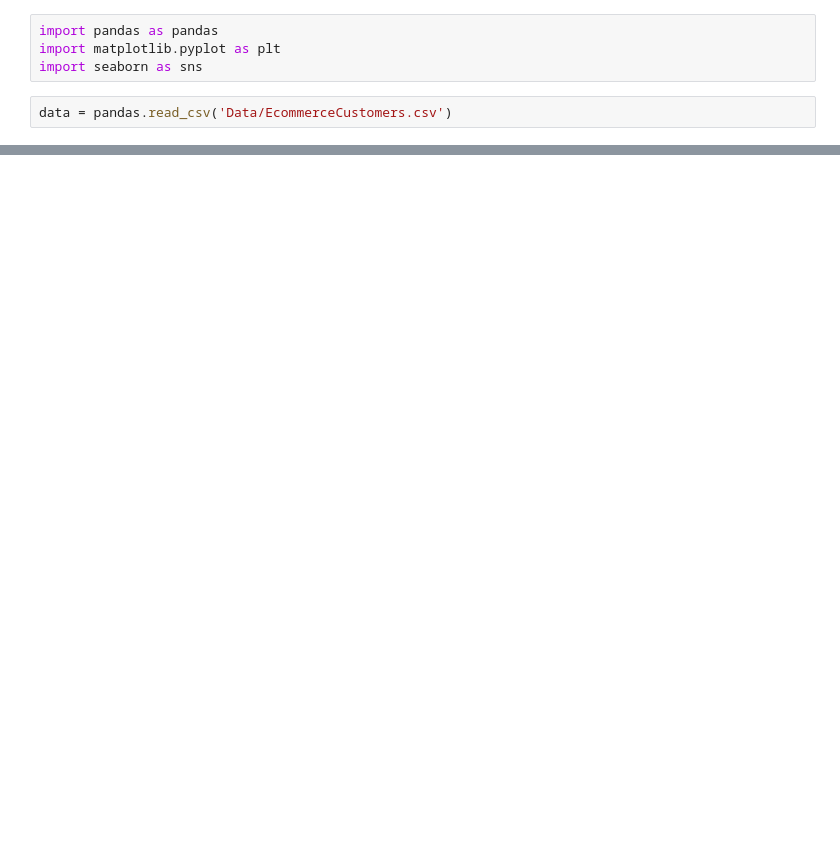
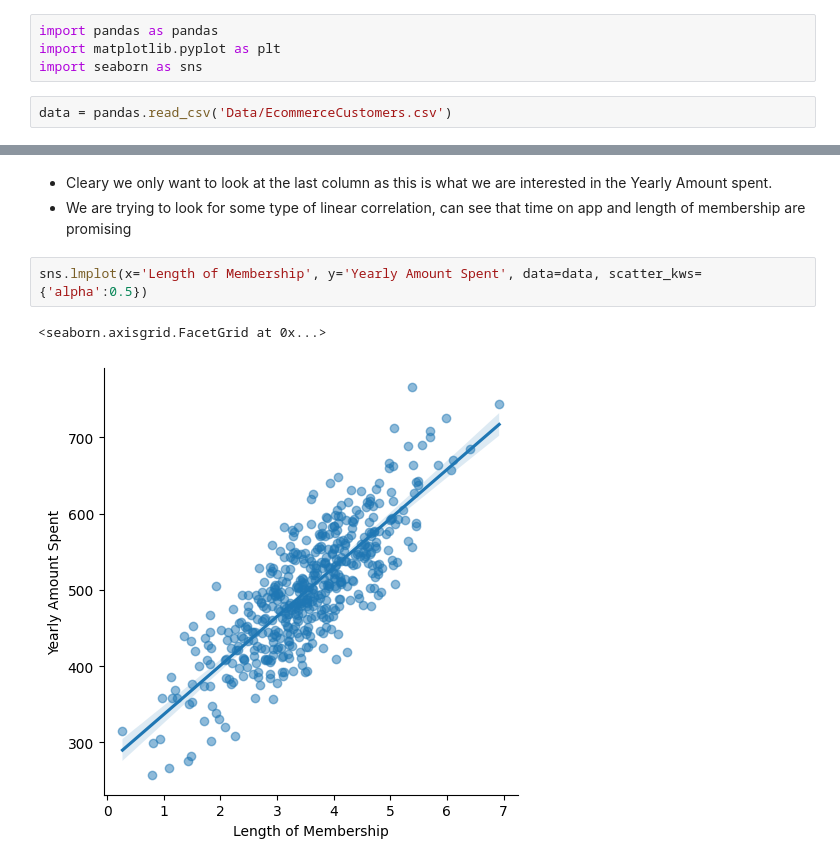
Before and after one commit to tarikthomas/LinearRegression, a Jupyter notebook: Linear Regression.ipynb, the cells around one changed output, grey strips where cells are left out. Cells and saved outputs as stored; diff of their text form; blank space fills up the shorter version.

Commit message:
finished creating and testing Linear Regression model

```diff
--- a/Linear Regression.ipynb
+++ b/Linear Regression.ipynb
@@ -15,0 +62,8 @@ data.head()
+# %% [markdown]
+- Cleary we only want to look at the last column as this is what we are interested in the Yearly Amount spent.
+- We are trying to look for some type of linear correlation, can see that time on app and length of membership are promising
+# %%
+sns.lmplot(x='Length of Membership', y='Yearly Amount Spent', data=data, scatter_kws={'alpha':0.5})
+# %% [output]
+<seaborn.axisgrid.FacetGrid at 0x...>
+[figure, added]
```
Also changed, not shown: parts of 30 cells of this notebook.
